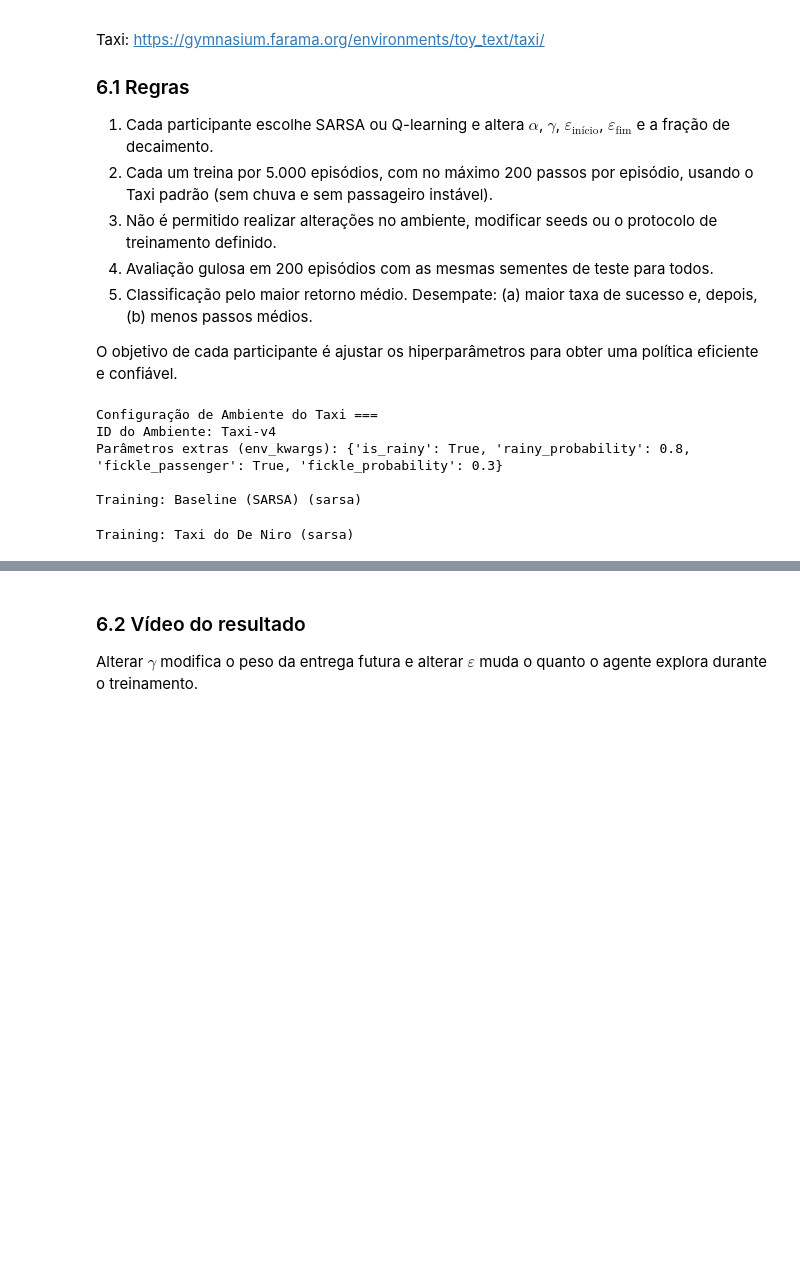
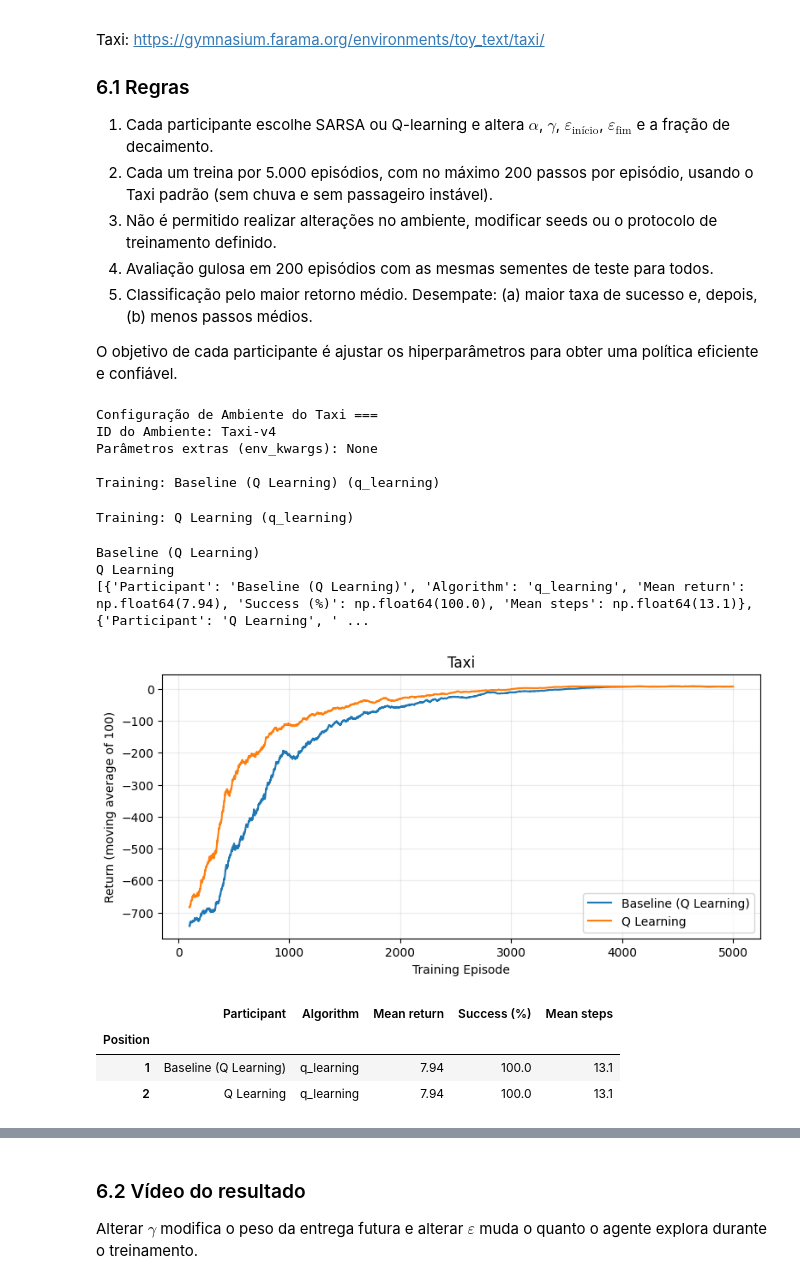
Before and after one commit to AndersonGACFilho/AndersonGACFilho, a Jupyter notebook: notebook_prática_RL.ipynb, the cells around one changed output, grey strips where cells are left out. Cells and saved outputs as stored; diff of their text form; code cells hidden in the pictures; blank space fills up the shorter version.

```diff
--- a/notebook_prática_RL.ipynb
+++ b/notebook_prática_RL.ipynb
@@ -671,16 +671,31 @@ TAXI_ENV_KWARGS = None
 #TAXI_ENV_KWARGS = {"is_rainy": True, "rainy_probability": 0.8, "fickle_passenger": True, "fickle_probability": 0.3}
 
 BASELINE = "Baseline (SARSA)"
-MY_NAME = "Taxi do De Niro"
+BASELINEQ = "Baseline (Q Learning)"
+q_learning = "Q Learning"
+sarsa = "SARSA"
 
+
+"""
+BASELINE: dict(
+    algorithm="sarsa", alpha=0.45, gamma=0.8,
+    epsilon_start=1.0, epsilon_end=0.01, decay_fraction=0.8,
+),
+"""
+"""
+    sarsa: dict(
+        algorithm="sarsa", alpha=0.5, gamma=0.99,
+        epsilon_start=0.9, epsilon_end=0, decay_fraction=0.9,
+    ),
+"""
 TAXI_CONFIGURATIONS = {
-    BASELINE: dict(
-        algorithm="sarsa", alpha=0.10, gamma=0.99,
+    BASELINEQ: dict(
+        algorithm="q_learning", alpha=0.45, gamma=0.99,
         epsilon_start=1.0, epsilon_end=0.01, decay_fraction=0.8,
     ),
-    MY_NAME: dict(
-        algorithm="sarsa", alpha=0.10, gamma=0.99,
-        epsilon_start=0.9, epsilon_end=0.10, decay_fraction=0.9,
+    q_learning: dict(
+        algorithm="q_learning", alpha=0.50, gamma=0.5,
+        epsilon_start=0.9, epsilon_end=0.01, decay_fraction=0.7,
     ),
 }
 
@@ -708,20 +723,35 @@ for name, config in TAXI_CONFIGURATIONS.items():
     TAXI_EVALUATIONS[name] = evaluation
     result_rows.append({"Participant": name, "Algorithm": config["algorithm"],
                          **summarize_evaluation(evaluation)})
-
-plot_learning({BASELINE: H_TAXI[BASELINE], MY_NAME: H_TAXI[MY_NAME]}, window=100,
-              title="Taxi")
-
-TAXI_RANKING = pd.DataFrame(result_rows).sort_values(
-    ["Mean return", "Success (%)", "Mean steps"], ascending=[False, False, True]
-).reset_index(drop=True)
-TAXI_RANKING.index = TAXI_RANKING.index + 1
-TAXI_RANKING.index.name = "Position"
-display(TAXI_RANKING)
 # %% [output]
 Configuração de Ambiente do Taxi ===
 ID do Ambiente: Taxi-v4
-Parâmetros extras (env_kwargs): {'is_rainy': True, 'rainy_probability': 0.8, 'fickle_passenger': True, 'fickle_probability': 0.3}
+Parâmetros extras (env_kwargs): None
 
-Training: Baseline (SARSA) (sarsa)
+Training: Baseline (Q Learning) (q_learning)
-Training: Taxi do De Niro (sarsa)
+Training: Q Learning (q_learning)
+# %%
+results: dict = {}
+for key, taxi in H_TAXI.items():
+  results[key] = taxi
+
+  print(key)
+print(result_rows)
+plot_learning(results, window=100,
+              title="Taxi")
+
+TAXI_RANKING = pd.DataFrame(result_rows).sort_values(
+    ["Mean return", "Success (%)", "Mean steps"], ascending=[False, False, True]
+).reset_index(drop=True)
+TAXI_RANKING.index = TAXI_RANKING.index + 1
+TAXI_RANKING.index.name = "Position"
+display(TAXI_RANKING)
+# %% [output]
+Baseline (Q Learning)
+Q Learning
+[{'Participant': 'Baseline (Q Learning)', 'Algorithm': 'q_learning', 'Mean return': np.float64(7.94), 'Success (%)': np.float64(100.0), 'Mean steps': np.float64(13.1)}, {'Participant': 'Q Learning', ' ...
+[figure, added]
+|  | Participant | Algorithm | Mean return | Success (%) | Mean steps |
+| Position |  |  |  |  |  |
+| 1 | Baseline (Q Learning) | q_learning | 7.94 | 100.0 | 13.1 |
+| 2 | Q Learning | q_learning | 7.94 | 100.0 | 13.1 |
```
Also changed, not shown: parts of 1 cell of this notebook.
